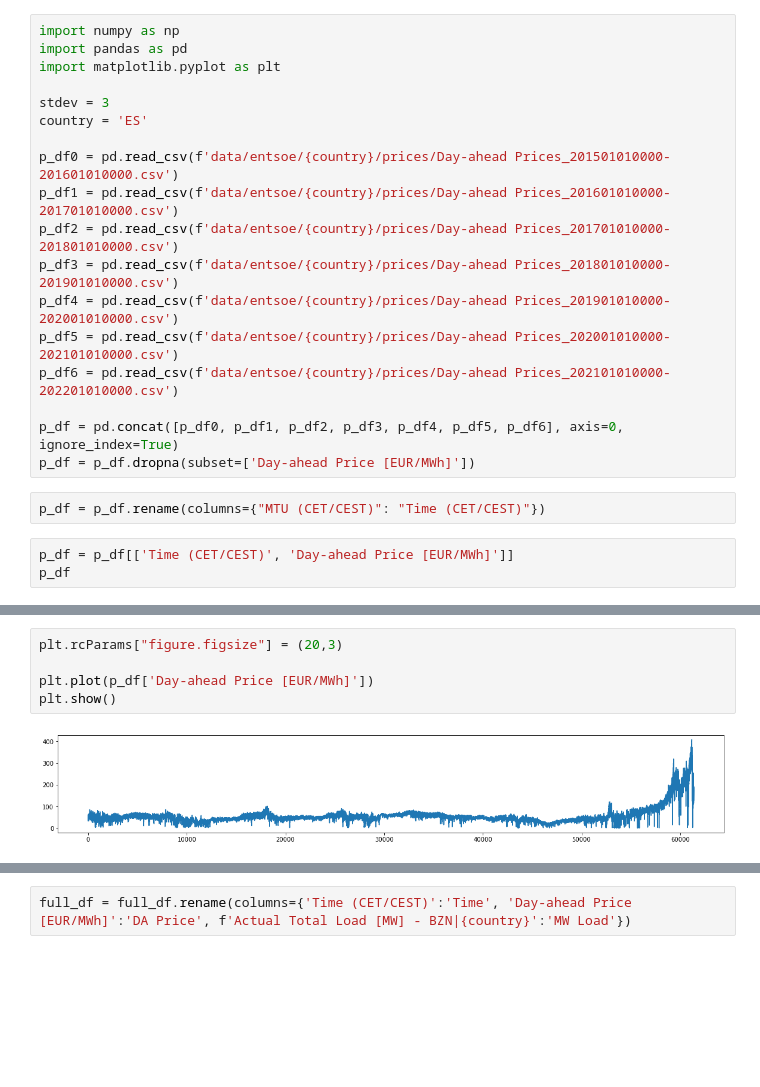
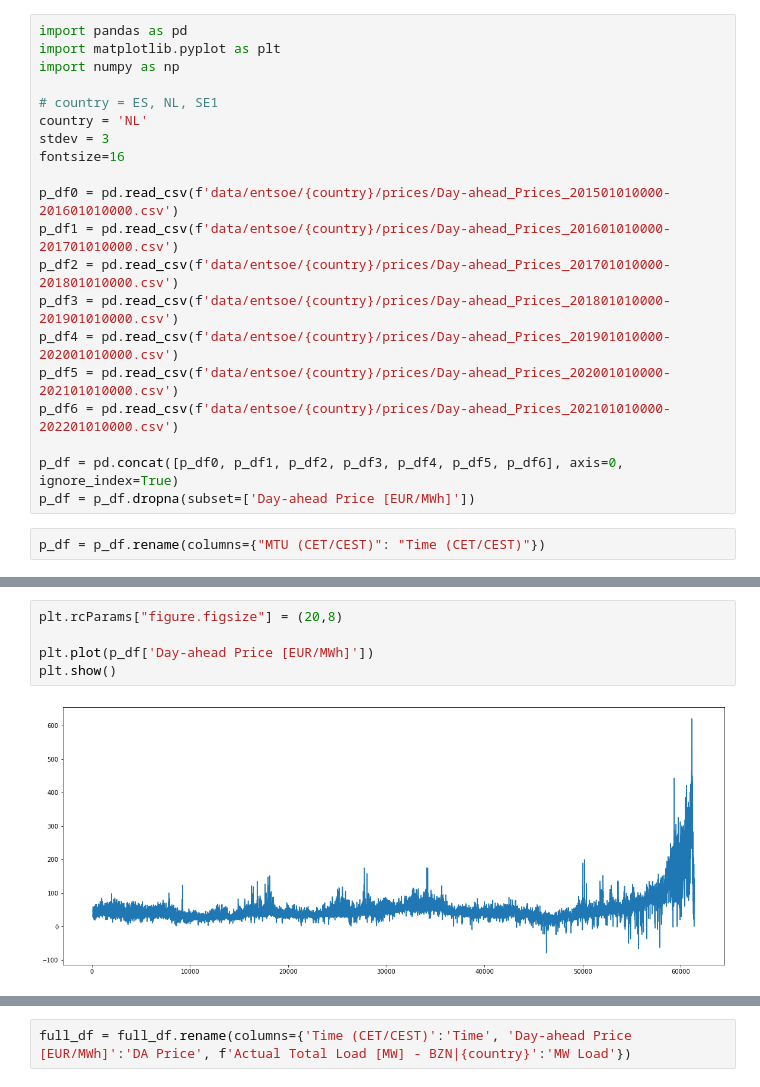
Before and after one commit to uvandre/energy-demand-forecasting-BNN, a Jupyter notebook: data preprocessing.ipynb, the cells around one changed output, grey strips where cells are left out. Cells and saved outputs as stored; diff of their text form; blank space fills up the shorter version.

```diff
--- a/data preprocessing.ipynb
+++ b/data preprocessing.ipynb
@@ -1,23 +1,22 @@
 # %%
-import numpy as np
 import pandas as pd
 import matplotlib.pyplot as plt
+import numpy as np
 
+# country = ES, NL, SE1
+country = 'NL'
 stdev = 3
-country = 'ES'
+fontsize=16
 
-p_df0 = pd.read_csv(f'data/entsoe/{country}/prices/Day-ahead Prices_201501010000-201601010000.csv')
-p_df1 = pd.read_csv(f'data/entsoe/{country}/prices/Day-ahead Prices_201601010000-201701010000.csv')
-p_df2 = pd.read_csv(f'data/entsoe/{country}/prices/Day-ahead Prices_201701010000-201801010000.csv')
-p_df3 = pd.read_csv(f'data/entsoe/{country}/prices/Day-ahead Prices_201801010000-201901010000.csv')
-p_df4 = pd.read_csv(f'data/entsoe/{country}/prices/Day-ahead Prices_201901010000-202001010000.csv')
-p_df5 = pd.read_csv(f'data/entsoe/{country}/prices/Day-ahead Prices_202001010000-202101010000.csv')
-p_df6 = pd.read_csv(f'data/entsoe/{country}/prices/Day-ahead Prices_202101010000-202201010000.csv')
+p_df0 = pd.read_csv(f'data/entsoe/{country}/prices/Day-ahead_Prices_201501010000-201601010000.csv')
+p_df1 = pd.read_csv(f'data/entsoe/{country}/prices/Day-ahead_Prices_201601010000-201701010000.csv')
+p_df2 = pd.read_csv(f'data/entsoe/{country}/prices/Day-ahead_Prices_201701010000-201801010000.csv')
+p_df3 = pd.read_csv(f'data/entsoe/{country}/prices/Day-ahead_Prices_201801010000-201901010000.csv')
+p_df4 = pd.read_csv(f'data/entsoe/{country}/prices/Day-ahead_Prices_201901010000-202001010000.csv')
+p_df5 = pd.read_csv(f'data/entsoe/{country}/prices/Day-ahead_Prices_202001010000-202101010000.csv')
+p_df6 = pd.read_csv(f'data/entsoe/{country}/prices/Day-ahead_Prices_202101010000-202201010000.csv')
 
 p_df = pd.concat([p_df0, p_df1, p_df2, p_df3, p_df4, p_df5, p_df6], axis=0, ignore_index=True)
 p_df = p_df.dropna(subset=['Day-ahead Price [EUR/MWh]'])
 # %%
 p_df = p_df.rename(columns={"MTU (CET/CEST)": "Time (CET/CEST)"})
-# %%
-p_df = p_df[['Time (CET/CEST)', 'Day-ahead Price [EUR/MWh]']]
-p_df
@@ -38,7 +23,7 @@ p_df
 # %%
-plt.rcParams["figure.figsize"] = (20,3)
+plt.rcParams["figure.figsize"] = (20,8)
 
 plt.plot(p_df['Day-ahead Price [EUR/MWh]'])
 plt.show()
 # %% [output]
-[figure, old version]
+[figure, new version]
```
Also changed, not shown: parts of 25 cells of this notebook, 4 other files.
